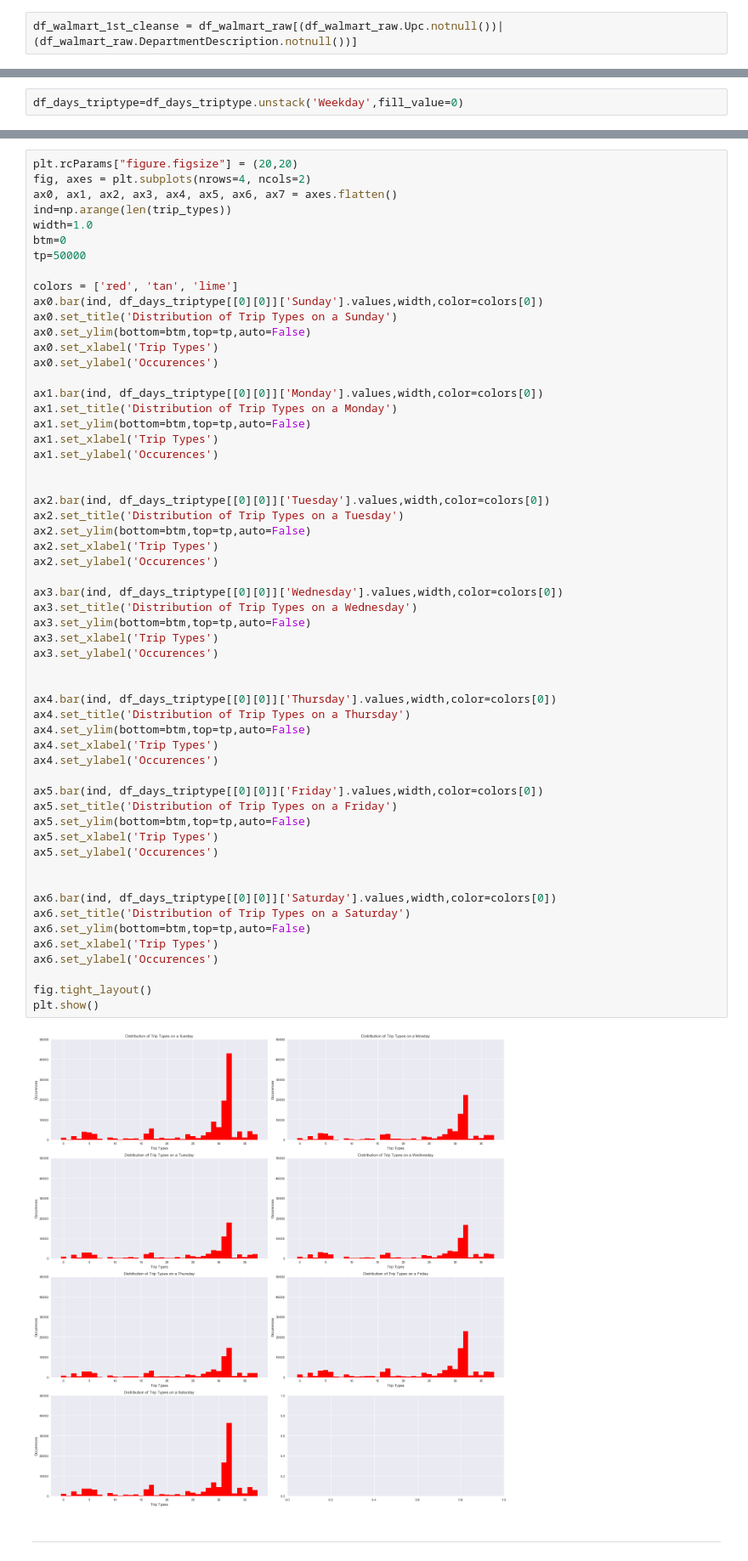
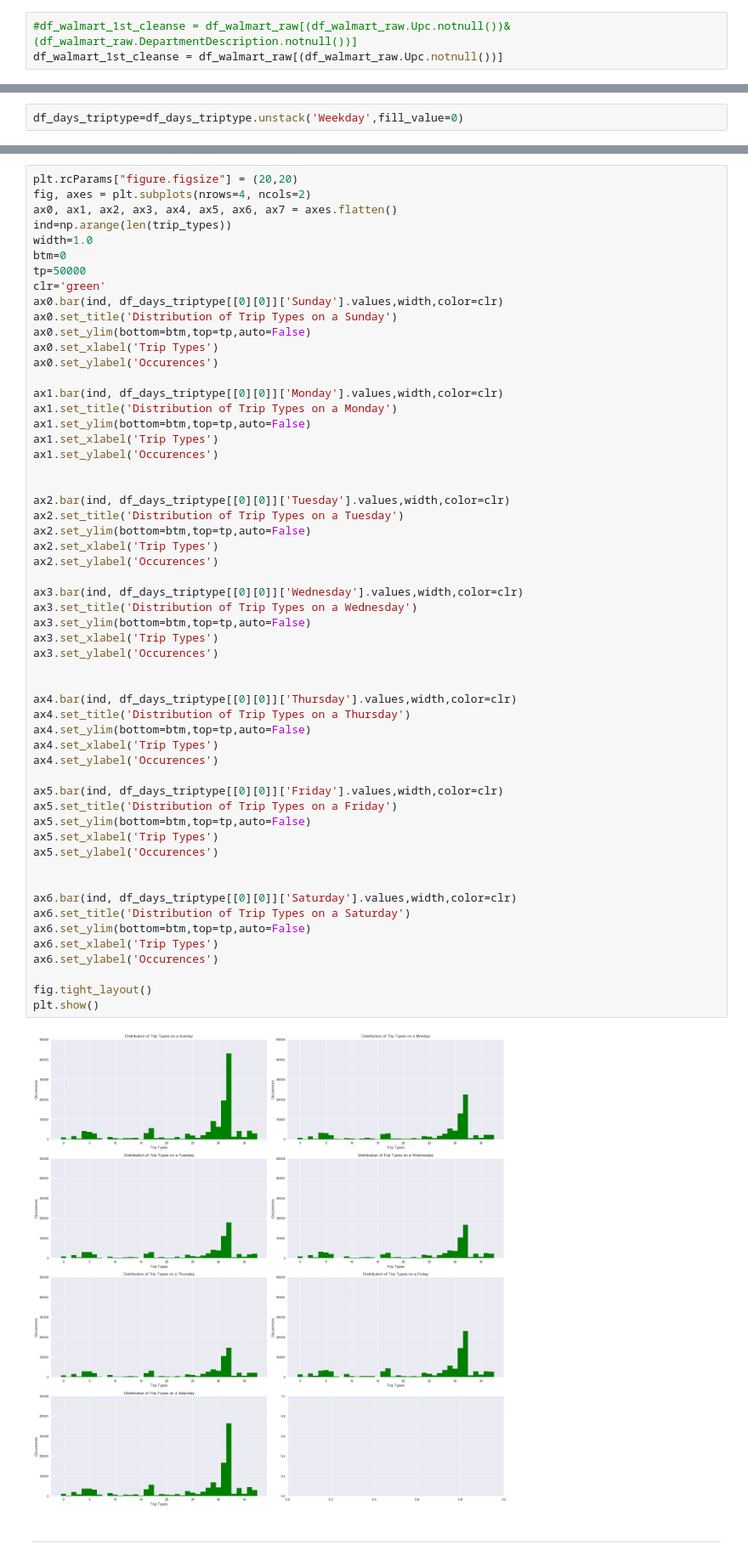
Before and after one commit to rajeshdsar/Walmart-Kaggle-Comp-Repo, a Jupyter notebook: WalMart_Capstone_1.ipynb, the cells around one changed output, grey strips where cells are left out. Shown at 85% size. Drawn from its saved outputs; the diff is of its cells as text.

```diff
--- a/WalMart_Capstone_1.ipynb
+++ b/WalMart_Capstone_1.ipynb
@@ -86,5 +152,6 @@ data since, without knowning what the customer bought or returned, the trip cann
 # %%
-df_walmart_1st_cleanse = df_walmart_raw[(df_walmart_raw.Upc.notnull())|(df_walmart_raw.DepartmentDescription.notnull())]
+#df_walmart_1st_cleanse = df_walmart_raw[(df_walmart_raw.Upc.notnull())&(df_walmart_raw.DepartmentDescription.notnull())]
+df_walmart_1st_cleanse = df_walmart_raw[(df_walmart_raw.Upc.notnull())]
 # %%
 df_walmart_1st_cleanse[df_walmart_1st_cleanse['VisitNumber']==8784]
 # %% [output]
@@ -257,57 +400,56 @@ ind=np.arange(len(trip_types))
 width=1.0
 btm=0
 tp=50000
-
-colors = ['red', 'tan', 'lime']
-ax0.bar(ind, df_days_triptype[[0][0]]['Sunday'].values,width,color=colors[0])
+clr='green'
+ax0.bar(ind, df_days_triptype[[0][0]]['Sunday'].values,width,color=clr)
 ax0.set_title('Distribution of Trip Types on a Sunday')
 ax0.set_ylim(bottom=btm,top=tp,auto=False)
 ax0.set_xlabel('Trip Types')
 ax0.set_ylabel('Occurences')
 
-ax1.bar(ind, df_days_triptype[[0][0]]['Monday'].values,width,color=colors[0])
+ax1.bar(ind, df_days_triptype[[0][0]]['Monday'].values,width,color=clr)
 ax1.set_title('Distribution of Trip Types on a Monday')
 ax1.set_ylim(bottom=btm,top=tp,auto=False)
 ax1.set_xlabel('Trip Types')
 ax1.set_ylabel('Occurences')
 
 
-ax2.bar(ind, df_days_triptype[[0][0]]['Tuesday'].values,width,color=colors[0])
+ax2.bar(ind, df_days_triptype[[0][0]]['Tuesday'].values,width,color=clr)
 ax2.set_title('Distribution of Trip Types on a Tuesday')
 ax2.set_ylim(bottom=btm,top=tp,auto=False)
 ax2.set_xlabel('Trip Types')
 ax2.set_ylabel('Occurences')
 
-ax3.bar(ind, df_days_triptype[[0][0]]['Wednesday'].values,width,color=colors[0])
+ax3.bar(ind, df_days_triptype[[0][0]]['Wednesday'].values,width,color=clr)
 ax3.set_title('Distribution of Trip Types on a Wednesday')
 ax3.set_ylim(bottom=btm,top=tp,auto=False)
 ax3.set_xlabel('Trip Types')
 ax3.set_ylabel('Occurences')
 
 
-ax4.bar(ind, df_days_triptype[[0][0]]['Thursday'].values,width,color=colors[0])
+ax4.bar(ind, df_days_triptype[[0][0]]['Thursday'].values,width,color=clr)
 ax4.set_title('Distribution of Trip Types on a Thursday')
 ax4.set_ylim(bottom=btm,top=tp,auto=False)
 ax4.set_xlabel('Trip Types')
 ax4.set_ylabel('Occurences')
 
-ax5.bar(ind, df_days_triptype[[0][0]]['Friday'].values,width,color=colors[0])
+ax5.bar(ind, df_days_triptype[[0][0]]['Friday'].values,width,color=clr)
 ax5.set_title('Distribution of Trip Types on a Friday')
 ax5.set_ylim(bottom=btm,top=tp,auto=False)
 ax5.set_xlabel('Trip Types')
 ax5.set_ylabel('Occurences')
 
 
-ax6.bar(ind, df_days_triptype[[0][0]]['Saturday'].values,width,color=colors[0])
+ax6.bar(ind, df_days_triptype[[0][0]]['Saturday'].values,width,color=clr)
 ax6.set_title('Distribution of Trip Types on a Saturday')
 ax6.set_ylim(bottom=btm,top=tp,auto=False)
 ax6.set_xlabel('Trip Types')
 ax6.set_ylabel('Occurences')
 
 fig.tight_layout()
 plt.show()
 # %% [output]
-[figure, old version]
+[figure, new version]
 # %% [markdown]
 ***
 # %% [markdown]
```
Also changed, not shown: parts of 49 cells of this notebook.
